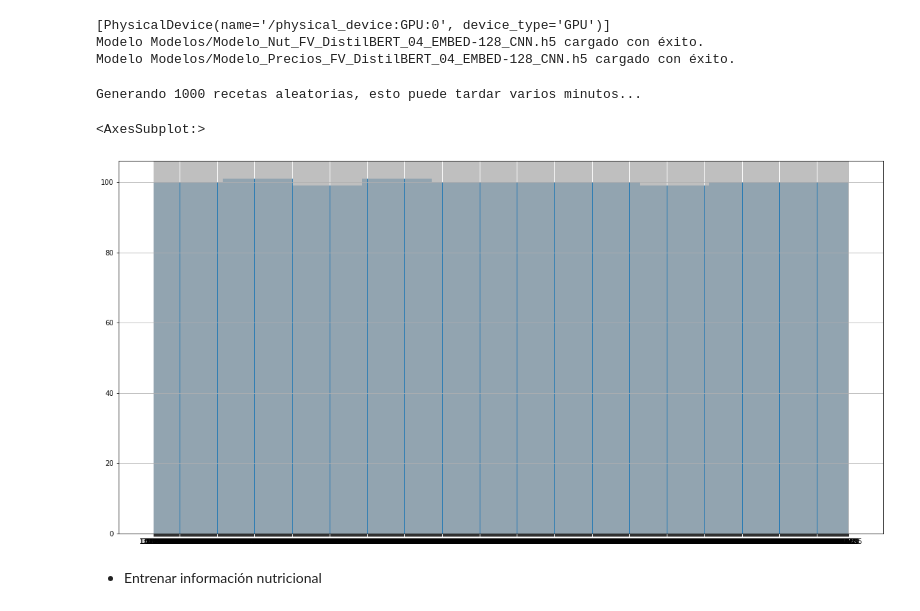
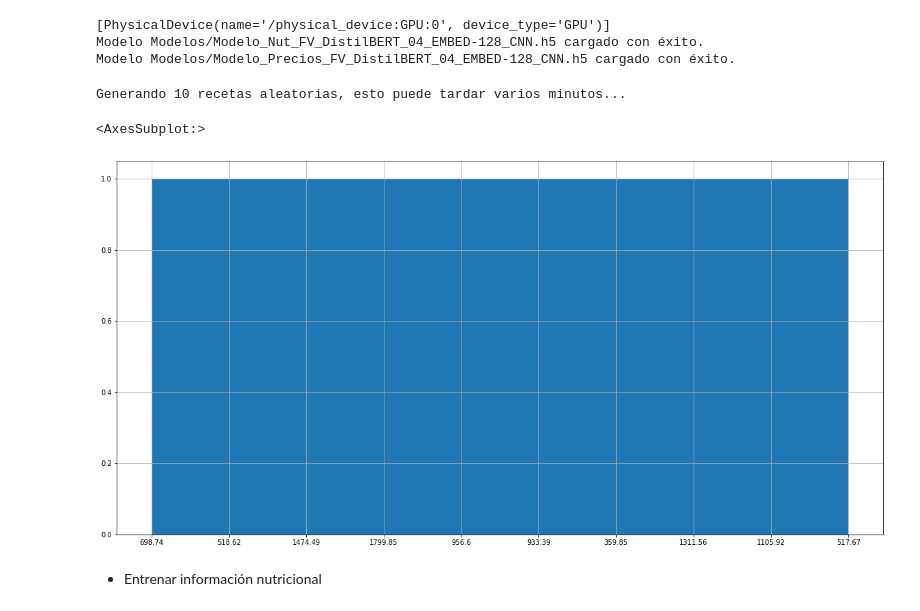
Before and after one commit to JorgeSauri/COMSINT, a Jupyter notebook: NB_Recomendador_COMSINT_LoopTraining_128.ipynb, the cells around one changed output. Drawn from its saved outputs; the diff is of its cells as text; code cells hidden in the pictures.

```diff
--- a/NB_Recomendador_COMSINT_LoopTraining_128.ipynb
+++ b/NB_Recomendador_COMSINT_LoopTraining_128.ipynb
@@ -36,18 +36,18 @@ Modelo Modelos/Modelo_Precios_FV_DistilBERT_04_EMBED-128_CNN.h5 cargado con éxi
 # %%
 test = recomendador128.generar_dataset_entrenamiento_nut(df_nutricionales='nutricion_mejorado.csv',
                                                   min_ingredientes=5, max_ingredientes=11,
                                                   min_unidades=1, max_unidades=10,
                                                   min_kcal=300, max_kcal= 1800,
-                                                  numero_recetas=1000, _INTENTOS=5,
+                                                  numero_recetas=10, _INTENTOS=5,
                                                   )
 
 df = pd.DataFrame(test, columns=['ingredientes', 'kcal', 'carbs', 'prot', 'grasas'])
 plt.figure(figsize=(20,10))
 df['kcal'].hist()
 # %% [output]
-Generando 1000 recetas aleatorias, esto puede tardar varios minutos...
+Generando 10 recetas aleatorias, esto puede tardar varios minutos...
 <AxesSubplot:>
-[figure, old version]
+[figure, new version]
 # %% [markdown]
 * Entrenar información nutricional
 # %%
```
Also changed, not shown: parts of 1 cell of this notebook.
